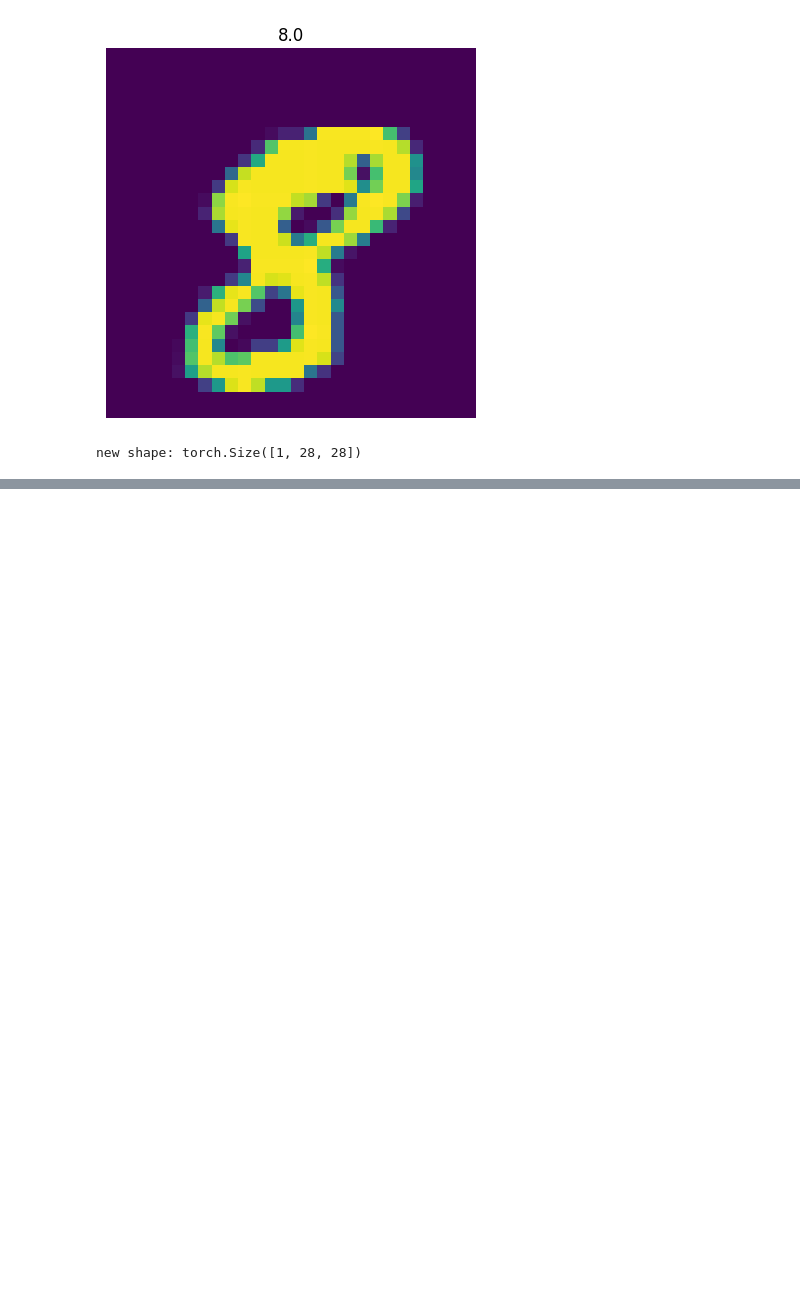
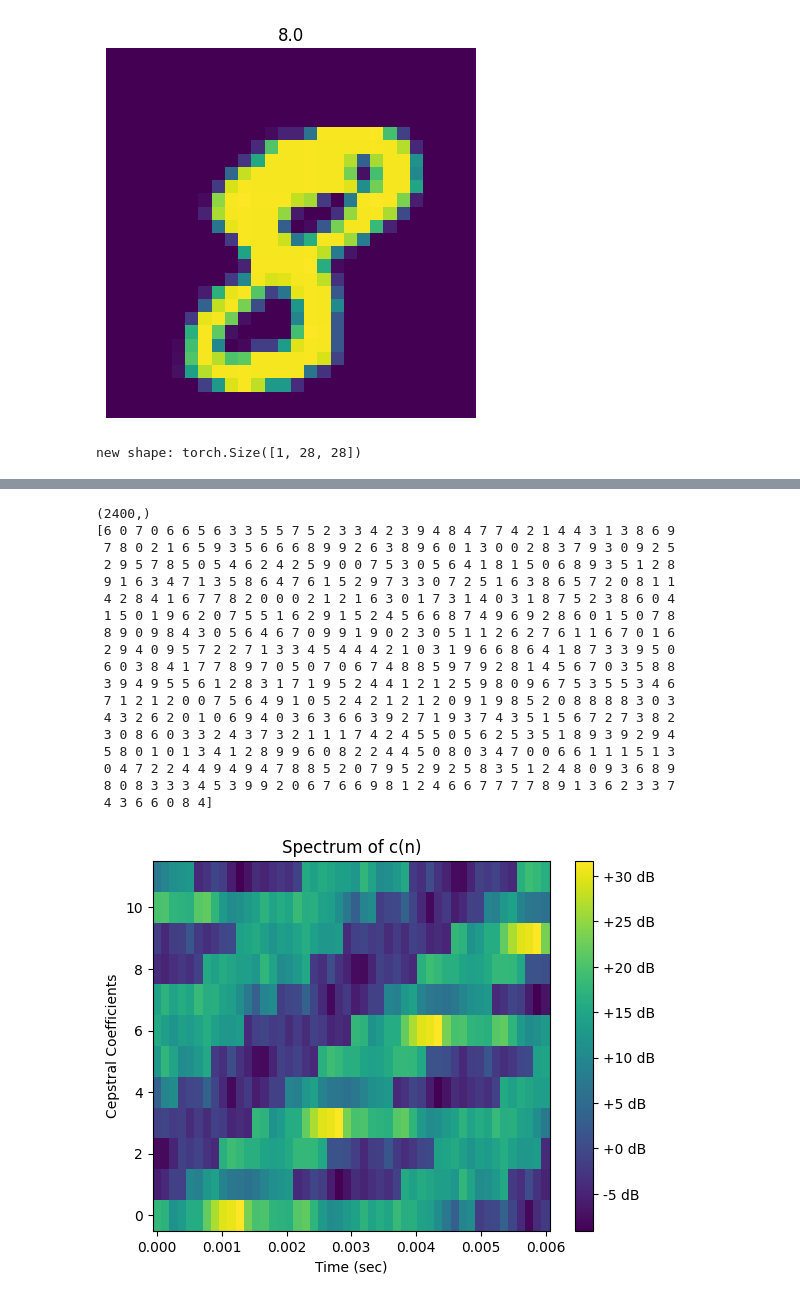
Before and after one commit to jorgejc2/MusicClassification, a Jupyter notebook: recurrent_neural_network.ipynb, the cells around one changed output, grey strips where cells are left out. Cells and saved outputs as stored; diff of their text form; code cells hidden in the pictures; blank space fills up the shorter version.

```diff
--- a/recurrent_neural_network.ipynb
+++ b/recurrent_neural_network.ipynb
@@ -253,0 +420,38 @@ plt.show()
+# %%
+"""
+Run this block to check some of the outputs from the block above
+"""
+check_output = True
+if check_output:
+    print(l_train_labels.shape)
+    print(l_dev_set_labels)
+
+    t_time = nn_data_cols / fs
+    data = np.resize(train_set[0],(nn_data_rows, nn_data_cols))
+    t = np.linspace(0, t_time, nn_data_cols)
+    n = np.arange(nn_data_rows)
+    plt.title("Spectrum of c(n)")
+    plt.ylabel("Cepstral Coefficients")
+    plt.xlabel("Time (sec)")
+    plt.pcolormesh(t, n, data)
+    plt.colorbar(format="%+2.f dB")
+# %% [output]
+(2400,)
+[6 0 7 0 6 6 5 6 3 3 5 5 7 5 2 3 3 4 2 3 9 4 8 4 7 7 4 2 1 4 4 3 1 3 8 6 9
+ 7 8 0 2 1 6 5 9 3 5 6 6 6 8 9 9 2 6 3 8 9 6 0 1 3 0 0 2 8 3 7 9 3 0 9 2 5
+ 2 9 5 7 8 5 0 5 4 6 2 4 2 5 9 0 0 7 5 3 0 5 6 4 1 8 1 5 0 6 8 9 3 5 1 2 8
+ 9 1 6 3 4 7 1 3 5 8 6 4 7 6 1 5 2 9 7 3 3 0 7 2 5 1 6 3 8 6 5 7 2 0 8 1 1
+ 4 2 8 4 1 6 7 7 8 2 0 0 0 2 1 2 1 6 3 0 1 7 3 1 4 0 3 1 8 7 5 2 3 8 6 0 4
+ 1 5 0 1 9 6 2 0 7 5 5 1 6 2 9 1 5 2 4 5 6 6 8 7 4 9 6 9 2 8 6 0 1 5 0 7 8
+ 8 9 0 9 8 4 3 0 5 6 4 6 7 0 9 9 1 9 0 2 3 0 5 1 1 2 6 2 7 6 1 1 6 7 0 1 6
+ 2 9 4 0 9 5 7 2 2 7 1 3 3 4 5 4 4 4 2 1 0 3 1 9 6 6 8 6 4 1 8 7 3 3 9 5 0
+ 6 0 3 8 4 1 7 7 8 9 7 0 5 0 7 0 6 7 4 8 8 5 9 7 9 2 8 1 4 5 6 7 0 3 5 8 8
+ 3 9 4 9 5 5 6 1 2 8 3 1 7 1 9 5 2 4 4 1 2 1 2 5 9 8 0 9 6 7 5 3 5 5 3 4 6
+ 7 1 2 1 2 0 0 7 5 6 4 9 1 0 5 2 4 2 1 2 1 2 0 9 1 9 8 5 2 0 8 8 8 8 3 0 3
+ 4 3 2 6 2 0 1 0 6 9 4 0 3 6 3 6 6 3 9 2 7 1 9 3 7 4 3 5 1 5 6 7 2 7 3 8 2
+ 3 0 8 6 0 3 3 2 4 3 7 3 2 1 1 1 7 4 2 4 5 5 0 5 6 2 5 3 5 1 8 9 3 9 2 9 4
+ 5 8 0 1 0 1 3 4 1 2 8 9 9 6 0 8 2 2 4 4 5 0 8 0 3 4 7 0 0 6 6 1 1 1 5 1 3
+ 0 4 7 2 2 4 4 9 4 9 4 7 8 8 5 2 0 7 9 5 2 9 2 5 8 3 5 1 2 4 8 0 9 3 6 8 9
+ 8 0 8 3 3 3 4 5 3 9 9 2 0 6 7 6 6 9 8 1 2 4 6 6 7 7 7 7 8 9 1 3 6 2 3 3 7
+ 4 3 6 6 0 8 4]
+[figure, added]
```
Also changed, not shown: parts of 19 cells of this notebook, 13 other files.
